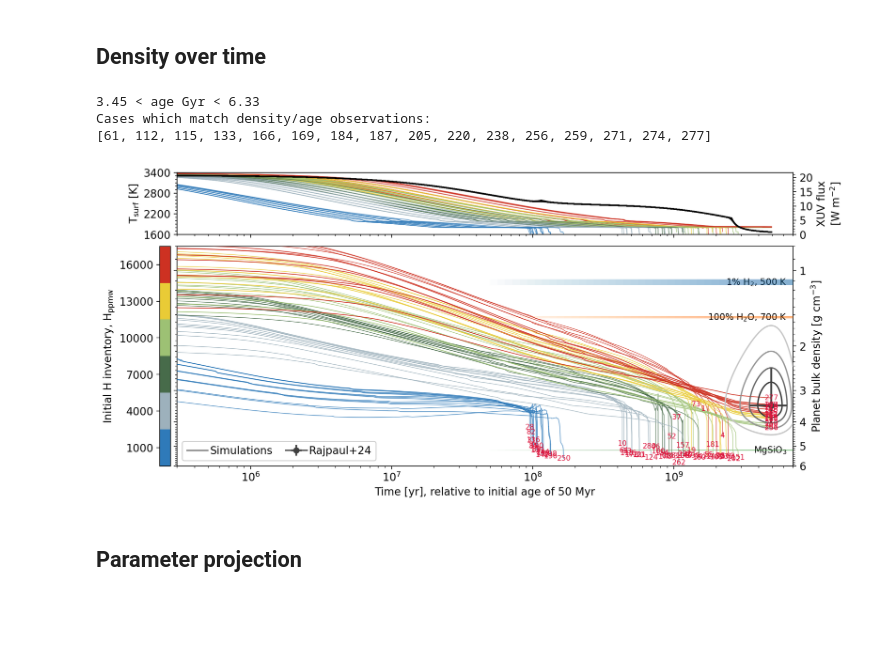
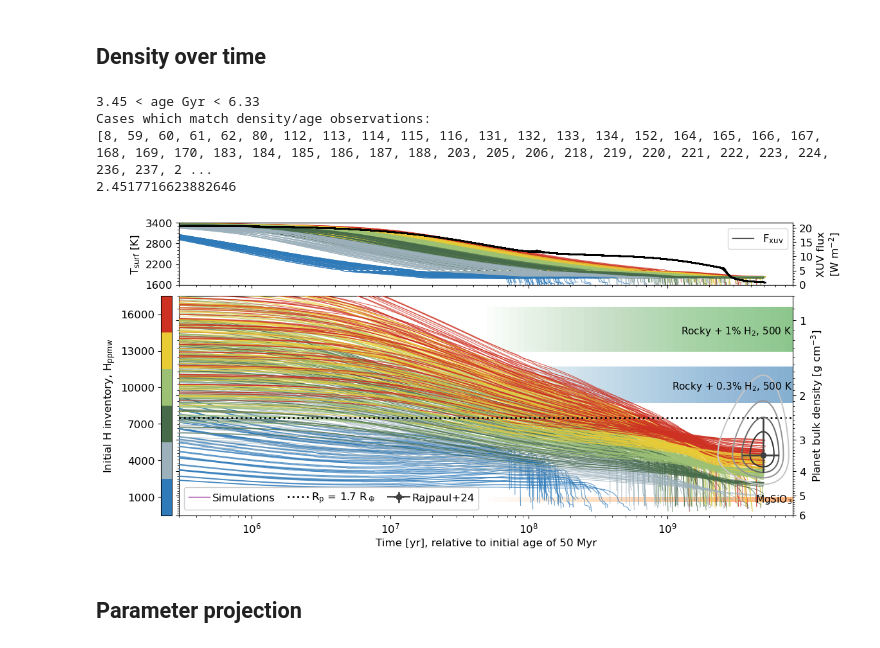
Before and after one commit to nichollsh/proteus_analysis, a Jupyter notebook: massradius_evolve.ipynb, the cells around one changed output. Cells and saved outputs as stored; diff of their text form; code cells hidden in the pictures; blank space fills up the shorter version.

```diff
--- a/massradius_evolve.ipynb
+++ b/massradius_evolve.ipynb
@@ -46,10 +46,10 @@ def _get_mr_data():
 
     # Set paths
     curves = {
-        r"1% H$_2$, 500 K":     os.path.join(z19, "Earthlike1h500K1mbar.txt"),
-        r"100% H$_2$O, 700 K":  os.path.join(z19, "massradius_100percentH2O_1000K_1mbar.txt"),
+        # "Earth-like":           os.path.join(z19, "massradiusEarthlikeRocky.txt"),
+        r"Rocky + 0.3% H$_2$, 500 K":     os.path.join(z19, "Earthlike03h500K1mbar.txt"),
         r"MgSiO$_3$":           os.path.join(z19, "massradiusmgsio3.txt"),
-        # "Earth-like":           os.path.join(z19, "massradiusEarthlikeRocky.txt"),
+        r"Rocky + 1% H$_2$, 500 K":     os.path.join(z19, "Earthlike1h500K1mbar.txt"),
     }
 
     # Replace paths with the data
@@ -84,8 +84,8 @@ t0 = 1e2
 m_max = 5
 m_min = 0.1
 # %%
-pgrid_dir = "data/output/l98d_escape27/"
-cases = lg.get_cases(pgrid_dir, only_completed=True)
+pgrid_dir = "data/output/l98d_escape28/"
+cases = lg.get_cases(pgrid_dir, only_completed=False)
 ncases = len(cases)
 
 cnums = [int(s.split("_")[-1]) for s in cases]
@@ -149,11 +149,11 @@ axt = axs[0]
 axr = axt.twinx()
 ax  = axs[1]
 
-tmin, tmax = 3e5, 7e9
+tmin, tmax = 3e5, 8e9
 xscale = "log"
 yscale = "log"
 
-plot_casenums = True
+plot_casenums = False
 
 # zkey = "outgas.fO2_shift_IW"
 # zlbl = r"Mantle oxygen fugacity, $\Delta$IW"
@@ -177,7 +177,7 @@ cmap = plt.get_cmap("eastern_rosella_r")
 
 controls = {}
 # controls = {"outgas.fO2_shift_IW":-5}
-controls = {"struct.mass_tot":2.14}
+# controls = {"struct.mass_tot":2.14}
 # controls = {"delivery.elements.H_ppmw":8e3}
 # controls = {"delivery.elements.SH_ratio":10.0}
 
@@ -318,7 +318,8 @@ for i in range(ncases):
             ax.text(x, y, str(cnums[i]), fontsize=8, zorder=9, color='crimson', horizontalalignment='center', verticalalignment='center')
 
 # legend entry
-ax.plot([1,2], [1,2], c='black', lw=lw, alpha=al, zorder=0, label= "Simulations", ls='solid')
+axr.plot([1,2], [1,2], c='black', lw=lw, alpha=al, zorder=0, label=r"F$_\text{xuv}$", ls='solid')
+ax.plot( [1,2], [1,2], c='purple', lw=lw, alpha=al, zorder=0, label= "Simulations", ls='solid')
 
 print("Cases which match density/age observations:")
 print(matches_rho)
@@ -344,7 +345,7 @@ for k in mrdata.keys():
     for i in range(0,nsamp):
         if i == 0:
             c = ax.fill_between([1,2],1,2).get_fc() # generate colour
-            ax.text(mr_r*0.9, rho_med, k, horizontalalignment='right', verticalalignment='center', fontsize=10)
+            ax.text(mr_r*0.99, rho_med, k, horizontalalignment='right', verticalalignment='center', fontsize=11, zorder=20)
         else:
             lbl = ""
         ax.fill_between([mr_l[i], mr_r], rho_min,  rho_max, color=c, zorder=4, alpha=0.7/nsamp, ec='none')
@@ -352,6 +353,14 @@ for k in mrdata.keys():
 # Exoplanets
 # ax.scatter(exo_age_val-age_start, exo_rho_val,
 #             color='gold', label="Exoplanets", s=6, zorder=5, edgecolors='none')
+
+# Radius valley
+m_ref = np.median(masses_all) * M_earth
+R_ref = 1.7
+rho_ref = 3 * m_ref / (4 * np.pi * (R_ref*R_earth)**3) / 1e3 # g/cm^3
+print(rho_ref)
+ax.axhline(y=rho_ref, lw=lw*2, ls='dotted', zorder=6,
+                label=r"R$_\text{p}$ = %.1f R$_\oplus$"%R_ref, color='k')
 
 ax.set_xlim(left=tmin, right=tmax)
 ax.set_xlabel("Time [yr], relative to initial age of %g Myr"%(age_start/1e6))
@@ -368,35 +377,37 @@ ax.yaxis.set_major_locator(MultipleLocator(1.0))
 ax.yaxis.set_minor_formatter(NullFormatter())
 ax.yaxis.set_minor_locator(MultipleLocator(0.1))
 
 # axt.set_ylabel("Escape rate\n" + r"[10$^{20}$ kg/yr]")
 # axt.set_yticks([0, 1, 2, 3])
 # axt.set_ylim(bottom=0)
 
 axt.set_ylabel(r"T$_\text{surf}$ [K]")
 axt.set_yticks([1600, 2200, 2800, 3400])
 axt.set_ylim(1600, 3400)
 axt.yaxis.set_minor_locator(MultipleLocator(100))
 
 axr.set_ylabel("XUV flux\n" +r"[W m$^{-2}$]")
 axr.set_yticks([0, 5, 10, 15, 20])
 axr.set_ylim(bottom=0)
 axr.yaxis.set_minor_locator(MultipleLocator(1))
+axr.legend()
 
 cbpad = -0.06
 if len(zvals) > 7:
     fig.colorbar(sm, ax=[ax], pad=cbpad, label=zlbl, location='left')
 else:
     fig.colorbar(sm, ax=[ax], pad=cbpad, label=zlbl, values=zvals, ticks=zvals, location='left')
 
 leg = ax.legend(loc='lower left', ncols=4, handletextpad=0.2, framealpha=1, columnspacing=1.2)
 leg.set_zorder(99)
 fig.savefig("output/density.pdf",bbox_inches='tight')
 plt.show()
 # %% [output]
 3.45 < age Gyr < 6.33
 Cases which match density/age observations:
-[61, 112, 115, 133, 166, 169, 184, 187, 205, 220, 238, 256, 259, 271, 274, 277]
+[8, 59, 60, 61, 62, 80, 112, 113, 114, 115, 116, 131, 132, 133, 134, 152, 164, 165, 166, 167, 168, 169, 170, 183, 184, 185, 186, 187, 188, 203, 205, 206, 218, 219, 220, 221, 222, 223, 224, 236, 237, 2 ...
+2.4517716623882646
-[figure, old version]
+[figure, new version]
 # %% [markdown]
 ## Parameter projection
 # %%
```
Also changed, not shown: parts of 4 cells of this notebook, 1 other file.
